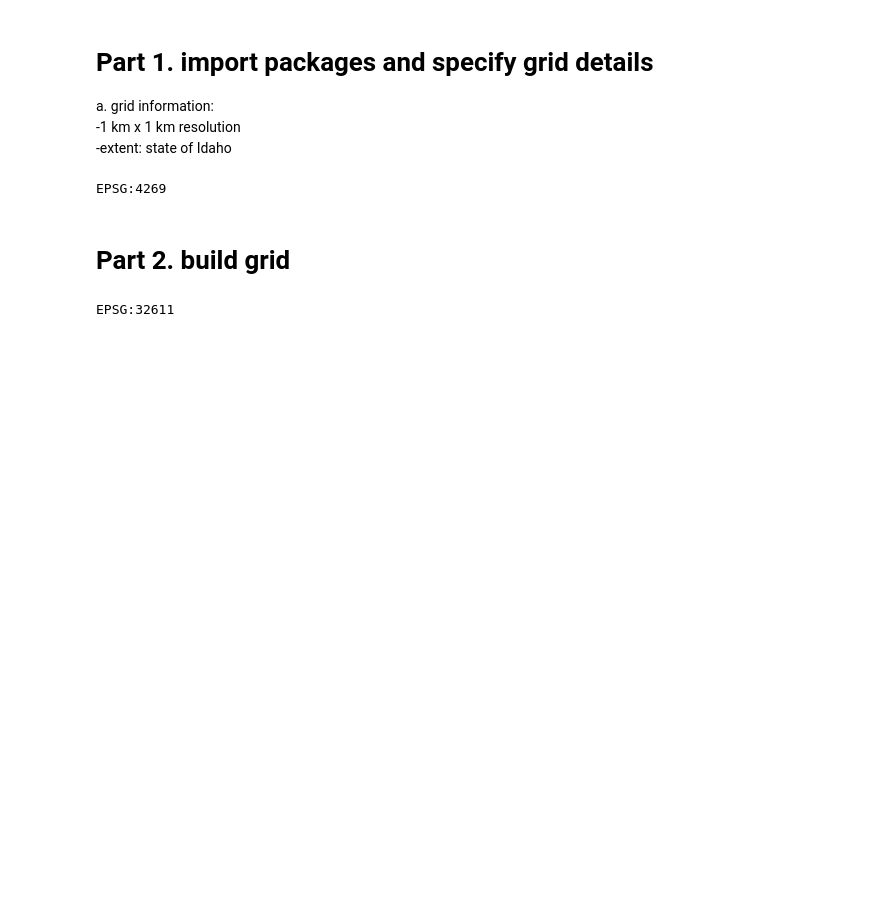
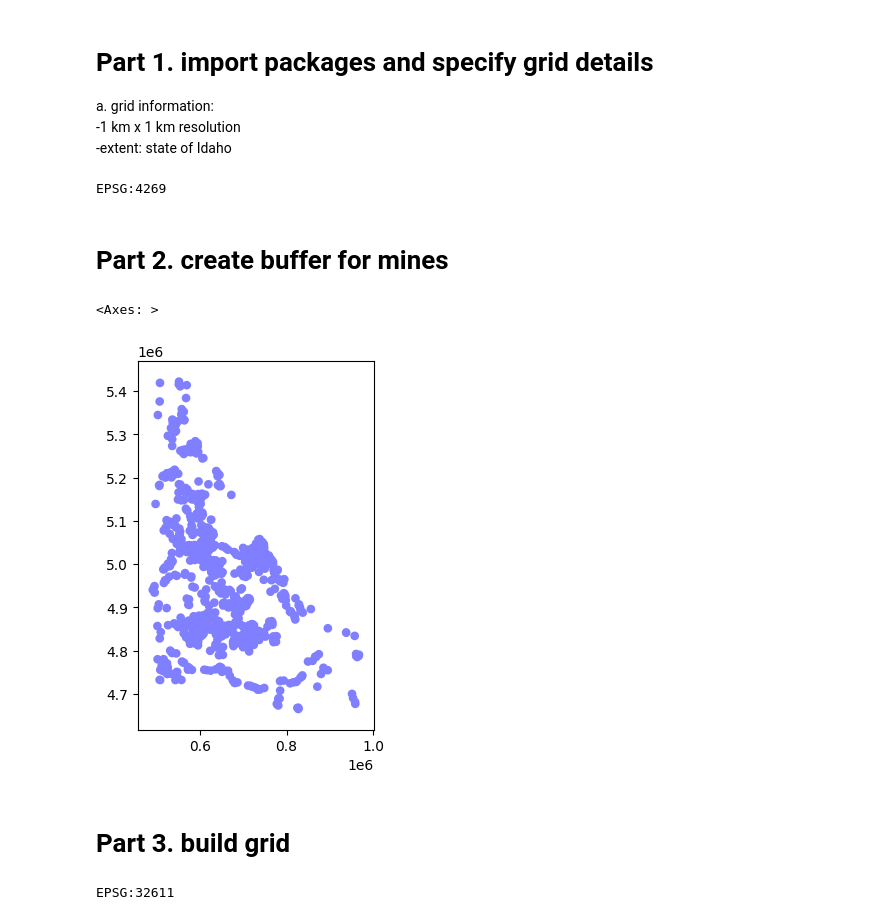
Before and after one commit to adbyerly/prospectivity_model, a Jupyter notebook: notebooks/03_feature_engineering.ipynb, the cells around one changed output. Cells and saved outputs as stored; diff of their text form; code cells hidden in the pictures; blank space fills up the shorter version.

```diff
--- a/notebooks/03_feature_engineering.ipynb
+++ b/notebooks/03_feature_engineering.ipynb
@@ -25,8 +26,23 @@ print(aoi.crs)
 # print(aoi.total_bounds)
 # %% [output]
 EPSG:4269
+# %% [markdown]
+# Part 2. create buffer for mines
+# %%
+# create visual buffer polygons around known mines
+gold_buffered = gpd.read_file(data_path + "mines_gdf_processed_producer.geojson")
+# print(gold.head())
+
+buffer = 10000  # set buffer radius to 10 km
+gold_buffered['geometry'] = gold_buffered.buffer(buffer)  # set geometry column to polygons of all points within radius using GeoPandas ".buffer"
+gold_buffered_union = gold_buffered.unary_union # preserve overlapping buffer polygons
+gold_mines_plus_10km = gpd.GeoDataFrame(geometry=[gold_buffered_union], crs=gold_buffered.crs)
+gold_mines_plus_10km.plot(color='blue', alpha=0.5)
+# %% [output]
+<Axes: >
+[figure, added]
 # %% [markdown]
-# Part 2. build grid
+# Part 3. build grid
 # %%
 # create grid
 aoi = aoi.to_crs("EPSG:32611")     # convert to UTM Zone 11N (not perfect, but a good compromise for all of Idaho)
```
Also changed, not shown: parts of 10 cells of this notebook, 2 other files.
